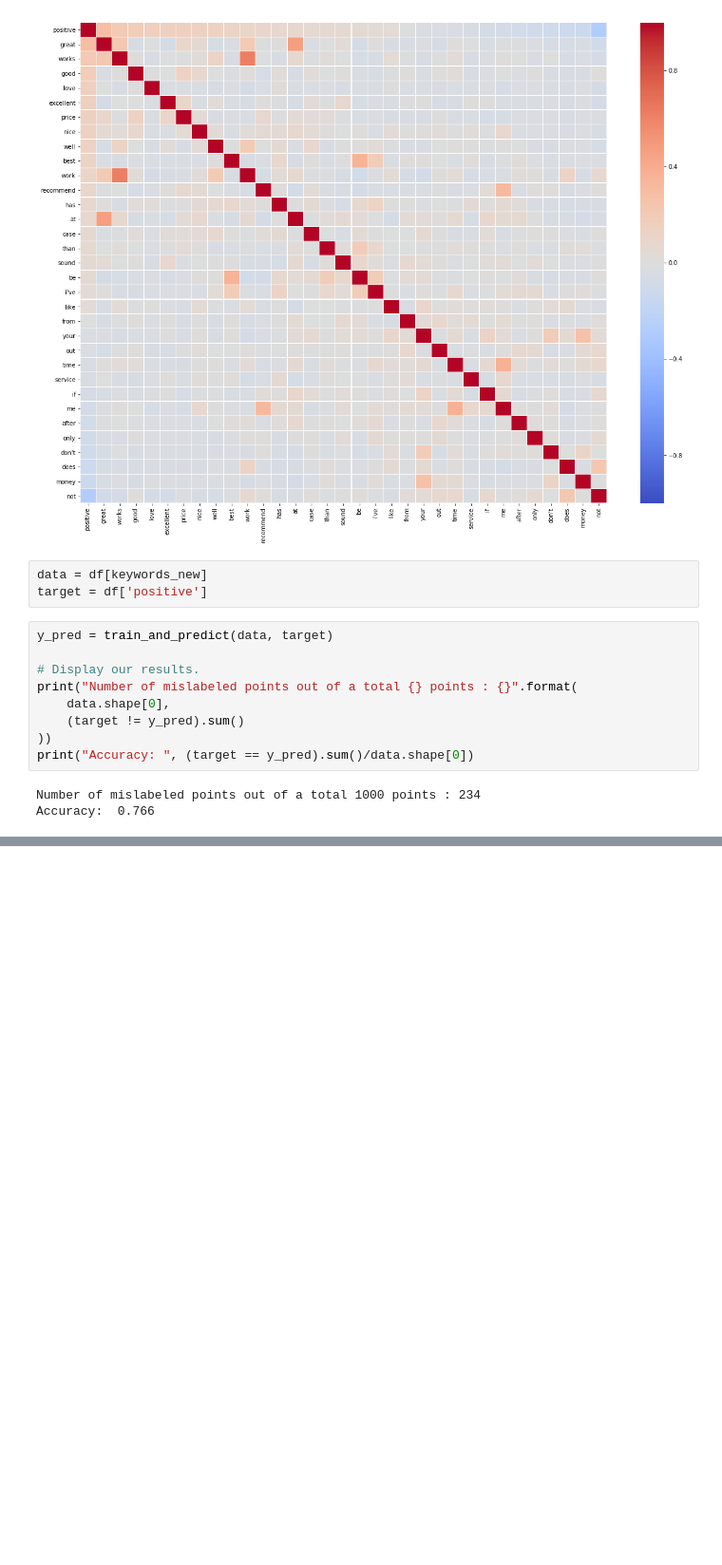
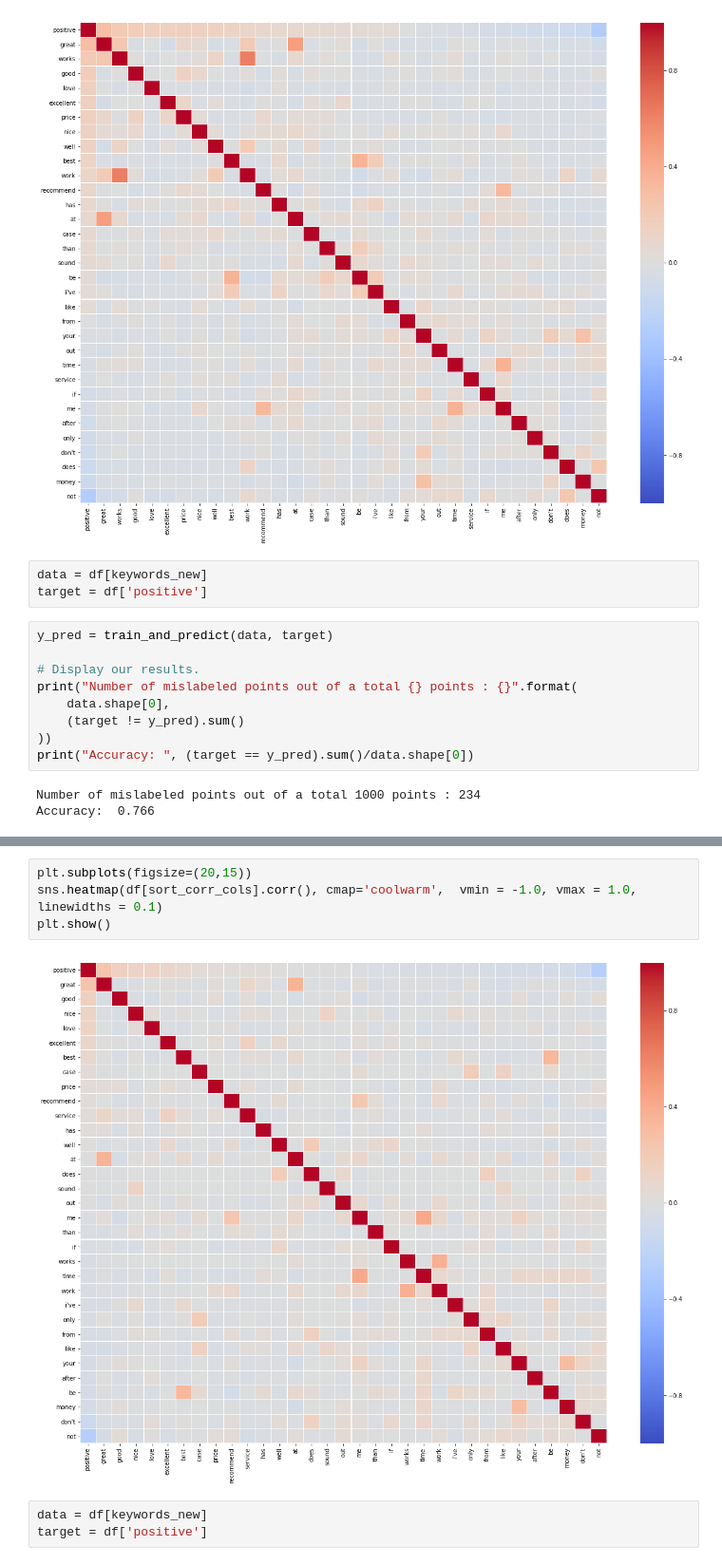
Before and after one commit to LegendaryKim/Thinkful_DSBootCamp, a Jupyter notebook: Challenge_2_2_7_Feedback_analysis.ipynb, the cells around one changed output, grey strips where cells are left out. Shown: that part at 95% size. Drawn from its saved outputs; the diff is of its cells as text; blank space fills up the shorter version.

```diff
--- a/Challenge_2_2_7_Feedback_analysis.ipynb
+++ b/Challenge_2_2_7_Feedback_analysis.ipynb
@@ -275,0 +377,9 @@ Accuracy:  0.766
+# %%
+plt.subplots(figsize=(20,15))
+sns.heatmap(df[sort_corr_cols].corr(), cmap='coolwarm',  vmin = -1.0, vmax = 1.0, linewidths = 0.1)
+plt.show()
+# %% [output]
+[figure, added]
+# %%
+data = df[keywords_new]
+target = df['positive']
```
Also changed, not shown: parts of 19 cells of this notebook.
